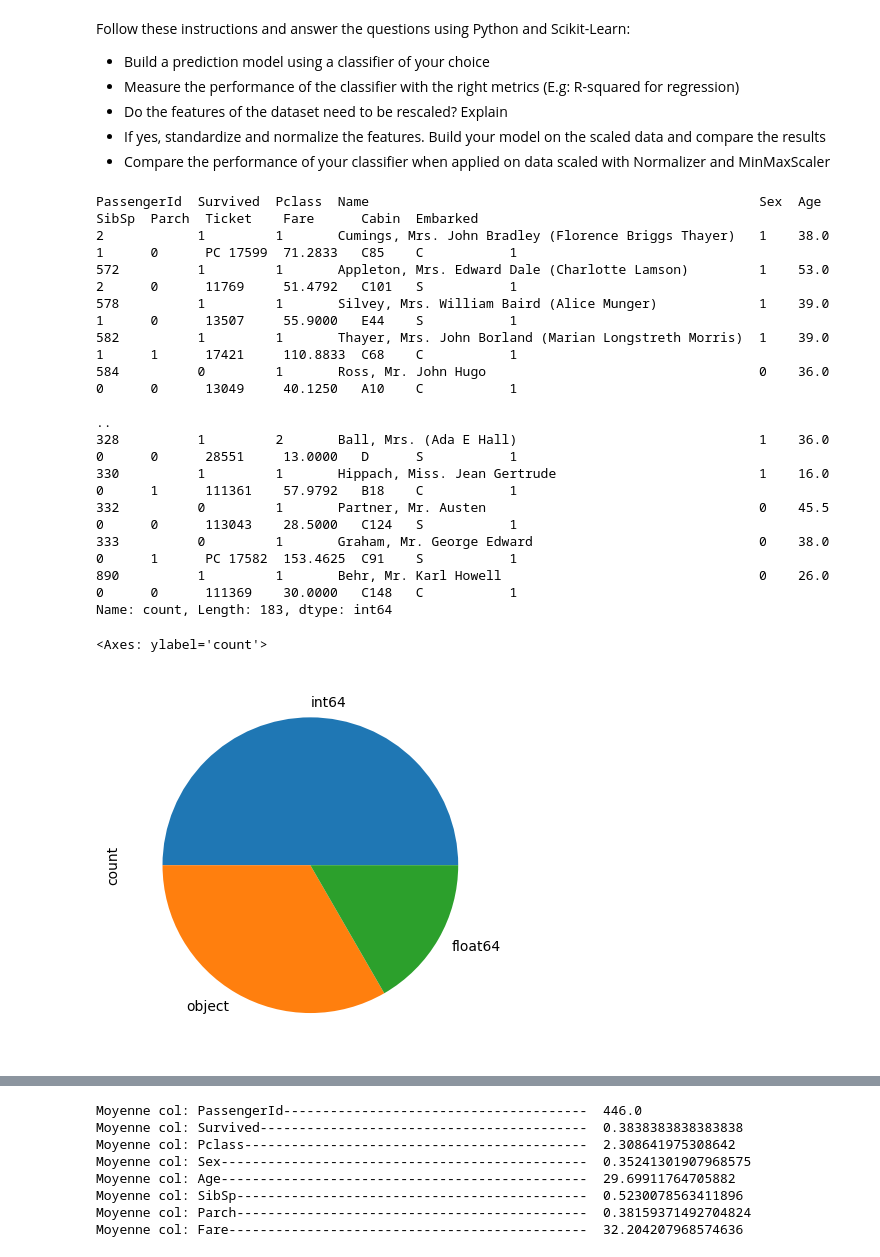
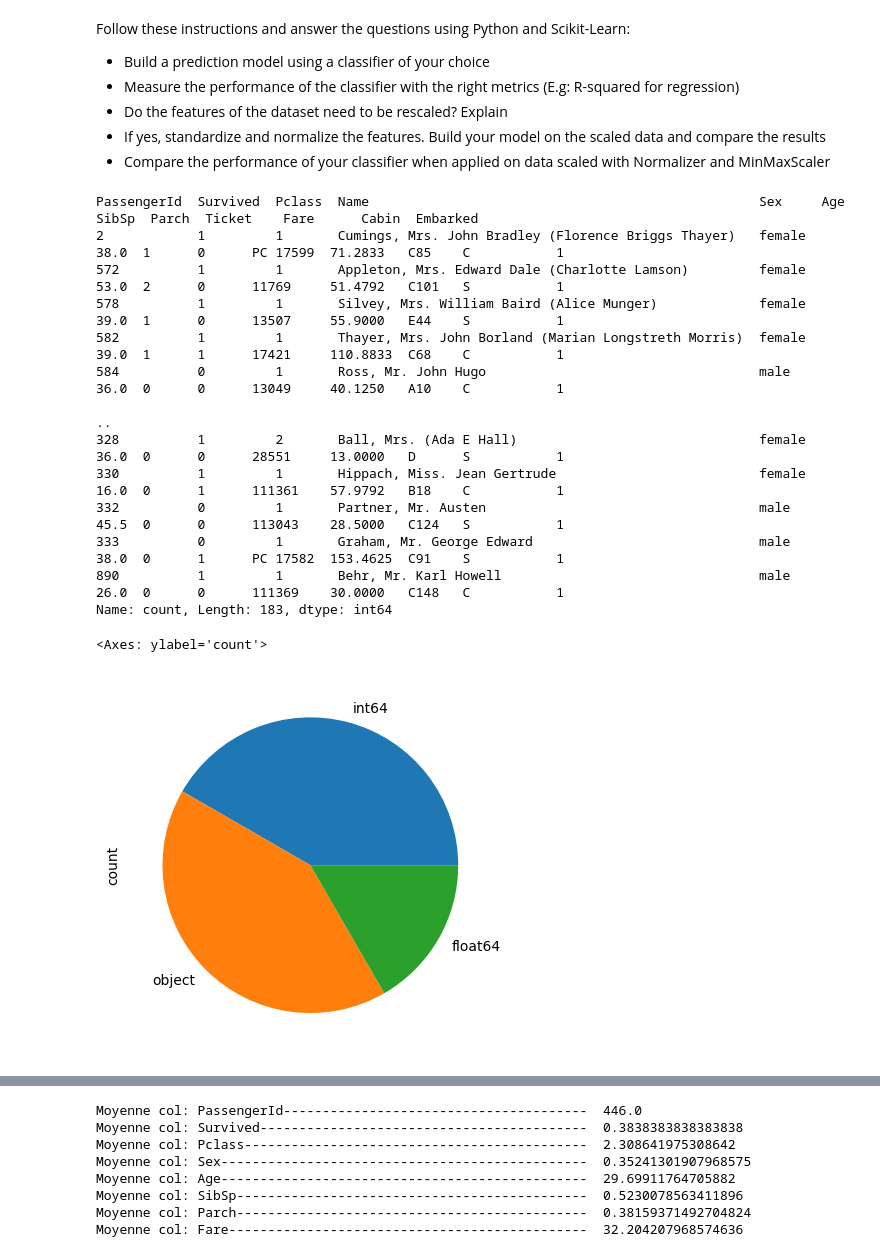
Before and after one commit to bigmoletos/WildCodeSchool_formation_IA_nov2023, a Jupyter notebook: quêtes/semaine11/FD_Quete1_Feature_Scaling_in_Python.ipynb, the cells around one changed output, grey strips where cells are left out. Saved outputs shown, nothing was run; the diff lists cells and outputs as text; code cells hidden in the pictures.

```diff
--- a/quêtes/semaine11/FD_Quete1_Feature_Scaling_in_Python.ipynb
+++ b/quêtes/semaine11/FD_Quete1_Feature_Scaling_in_Python.ipynb
@@ -180,26 +180,27 @@ Follow these instructions and answer the questions using Python and Scikit-Learn
 * If yes, standardize and normalize the features. Build your model on the scaled data and compare the results
 * Compare the performance of your classifier when applied on data scaled with Normalizer and MinMaxScaler
 # %%
+df = pd.read_csv('train.csv')
 your_dataframe=df
 pd.set_option('display.max_row' ,111)
 df.value_counts()
 print(df.value_counts())
 your_dataframe.dtypes.value_counts().plot.pie()
 # %% [output]
-PassengerId  Survived  Pclass  Name                                                  Sex  Age   SibSp  Parch  Ticket    Fare      Cabin  Embarked
-2            1         1       Cumings, Mrs. John Bradley (Florence Briggs Thayer)   1    38.0  1      0      PC 17599  71.2833   C85    C           1
-572          1         1       Appleton, Mrs. Edward Dale (Charlotte Lamson)         1    53.0  2      0      11769     51.4792   C101   S           1
-578          1         1       Silvey, Mrs. William Baird (Alice Munger)             1    39.0  1      0      13507     55.9000   E44    S           1
-582          1         1       Thayer, Mrs. John Borland (Marian Longstreth Morris)  1    39.0  1      1      17421     110.8833  C68    C           1
-584          0         1       Ross, Mr. John Hugo                                   0    36.0  0      0      13049     40.1250   A10    C           1
-                                                                                                                                                    ..
-328          1         2       Ball, Mrs. (Ada E Hall)                               1    36.0  0      0      28551     13.0000   D      S           1
-330          1         1       Hippach, Miss. Jean Gertrude                          1    16.0  0      1      111361    57.9792   B18    C           1
-332          0         1       Partner, Mr. Austen                                   0    45.5  0      0      113043    28.5000   C124   S           1
-333          0         1       Graham, Mr. George Edward                             0    38.0  0      1      PC 17582  153.4625  C91    S           1
-890          1         1       Behr, Mr. Karl Howell                                 0    26.0  0      0      111369    30.0000   C148   C           1
+PassengerId  Survived  Pclass  Name                                                  Sex     Age   SibSp  Parch  Ticket    Fare      Cabin  Embarked
+2            1         1       Cumings, Mrs. John Bradley (Florence Briggs Thayer)   female  38.0  1      0      PC 17599  71.2833   C85    C           1
+572          1         1       Appleton, Mrs. Edward Dale (Charlotte Lamson)         female  53.0  2      0      11769     51.4792   C101   S           1
+578          1         1       Silvey, Mrs. William Baird (Alice Munger)             female  39.0  1      0      13507     55.9000   E44    S           1
+582          1         1       Thayer, Mrs. John Borland (Marian Longstreth Morris)  female  39.0  1      1      17421     110.8833  C68    C           1
+584          0         1       Ross, Mr. John Hugo                                   male    36.0  0      0      13049     40.1250   A10    C           1
+                                                                                                                                                       ..
+328          1         2       Ball, Mrs. (Ada E Hall)                               female  36.0  0      0      28551     13.0000   D      S           1
+330          1         1       Hippach, Miss. Jean Gertrude                          female  16.0  0      1      111361    57.9792   B18    C           1
+332          0         1       Partner, Mr. Austen                                   male    45.5  0      0      113043    28.5000   C124   S           1
+333          0         1       Graham, Mr. George Edward                             male    38.0  0      1      PC 17582  153.4625  C91    S           1
+890          1         1       Behr, Mr. Karl Howell                                 male    26.0  0      0      111369    30.0000   C148   C           1
 Name: count, Length: 183, dtype: int64
 <Axes: ylabel='count'>
-[figure, old version]
+[figure, new version]
 # %%
 df.info()
```
Also changed, not shown: parts of 26 cells of this notebook, 2 other files.
